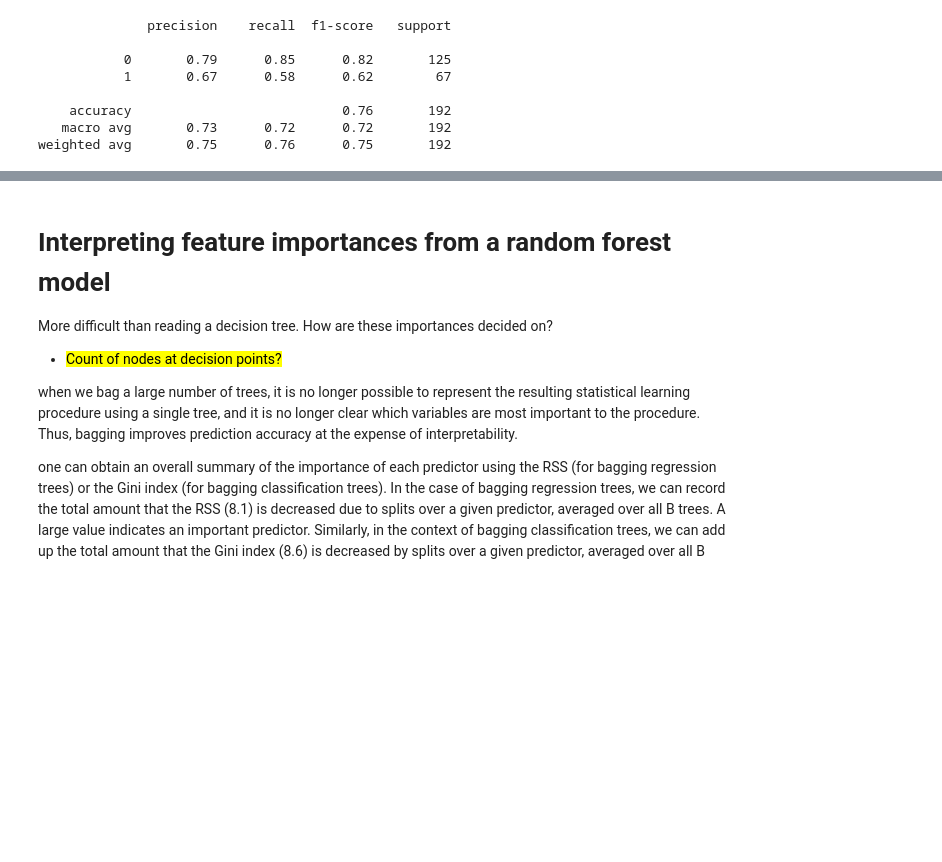
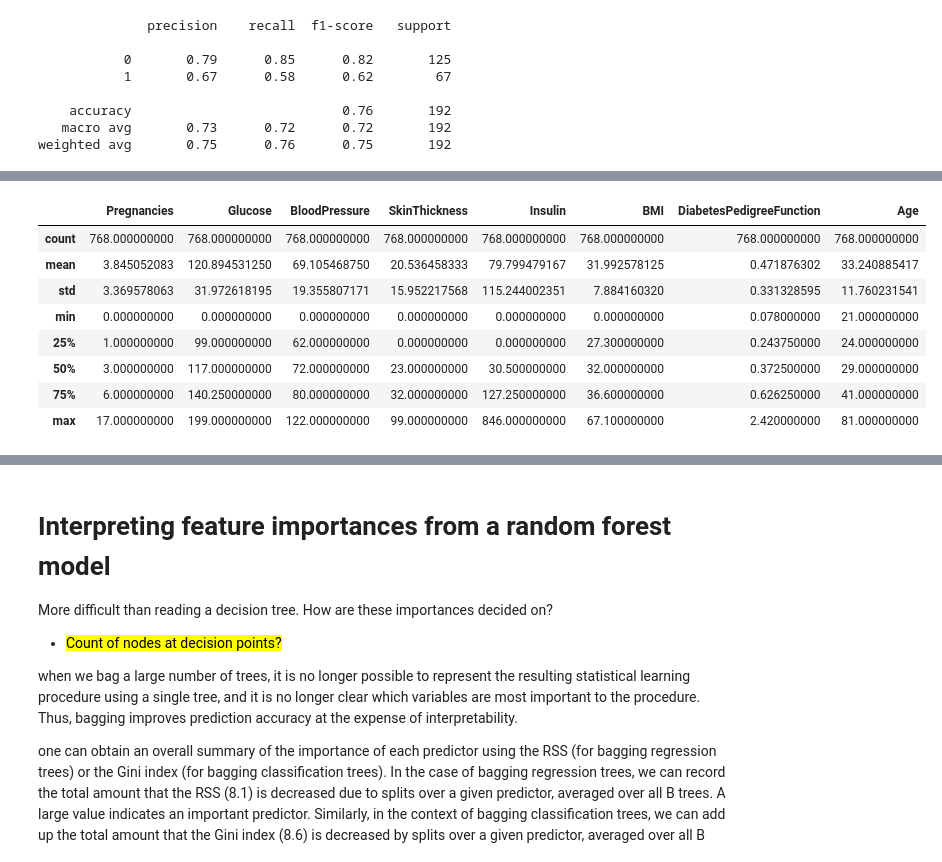
Before and after one commit to bkdevart/ML-Playground, a Jupyter notebook: python_data/feature-importances-ios.ipynb, the cells around one changed output, grey strips where cells are left out. Drawn from its saved outputs; the diff is of its cells as text; code cells hidden in the pictures; blank space fills up the shorter version.

```diff
--- a/python_data/feature-importances-ios.ipynb
+++ b/python_data/feature-importances-ios.ipynb
@@ -553,0 +437,20 @@ X_train_scaled_df.head()
+# %%
+# TODO: try with pipe
+# from sklearn.svm import SVC
+# from sklearn.preprocessing import StandardScaler
+# from sklearn.datasets import make_classification
+# from sklearn.model_selection import train_test_split
+
+# X, y = make_classification(random_state=0)
+X_train, X_test, y_train, y_test = train_test_split(X, y,
+                                                    random_state=0)
+# MinMaxScaler
+pipe = Pipeline([('scaler', StandardScaler()), ('rf', RandomForestClassifier())])
+# The pipeline can be used as any other estimator
+# and avoids leaking the test set into the train set
+pipe.fit(X_train, y_train)
+y_pred = pipe.predict(X_test)
+X_cols = pima.drop('Outcome', axis=1).columns.tolist()
+coreml_model = ct.converters.sklearn.convert(
+    pipe, X_cols, 'Outcome')
+coreml_model.save('DiabetesTest.mlmodel')
@@ -553,0 +487,12 @@ X_train_scaled_df.head()
+# %%
+pima[X_cols].describe()
+# %% [output]
+|  | Pregnancies | Glucose | BloodPressure | SkinThickness | Insulin | BMI | DiabetesPedigreeFunction | Age |
+| count | 768.000000000 | 768.000000000 | 768.000000000 | 768.000000000 | 768.000000000 | 768.000000000 | 768.000000000 | 768.000000000 |
+| mean | 3.845052083 | 120.894531250 | 69.105468750 | 20.536458333 | 79.799479167 | 31.992578125 | 0.471876302 | 33.240885417 |
+| std | 3.369578063 | 31.972618195 | 19.355807171 | 15.952217568 | 115.244002351 | 7.884160320 | 0.331328595 | 11.760231541 |
+| min | 0.000000000 | 0.000000000 | 0.000000000 | 0.000000000 | 0.000000000 | 0.000000000 | 0.078000000 | 21.000000000 |
+| 25% | 1.000000000 | 99.000000000 | 62.000000000 | 0.000000000 | 0.000000000 | 27.300000000 | 0.243750000 | 24.000000000 |
+| 50% | 3.000000000 | 117.000000000 | 72.000000000 | 23.000000000 | 30.500000000 | 32.000000000 | 0.372500000 | 29.000000000 |
+| 75% | 6.000000000 | 140.250000000 | 80.000000000 | 32.000000000 | 127.250000000 | 36.600000000 | 0.626250000 | 41.000000000 |
+| max | 17.000000000 | 199.000000000 | 122.000000000 | 99.000000000 | 846.000000000 | 67.100000000 | 2.420000000 | 81.000000000 |
```
Also changed, not shown: parts of 24 cells of this notebook, 7 other files.
